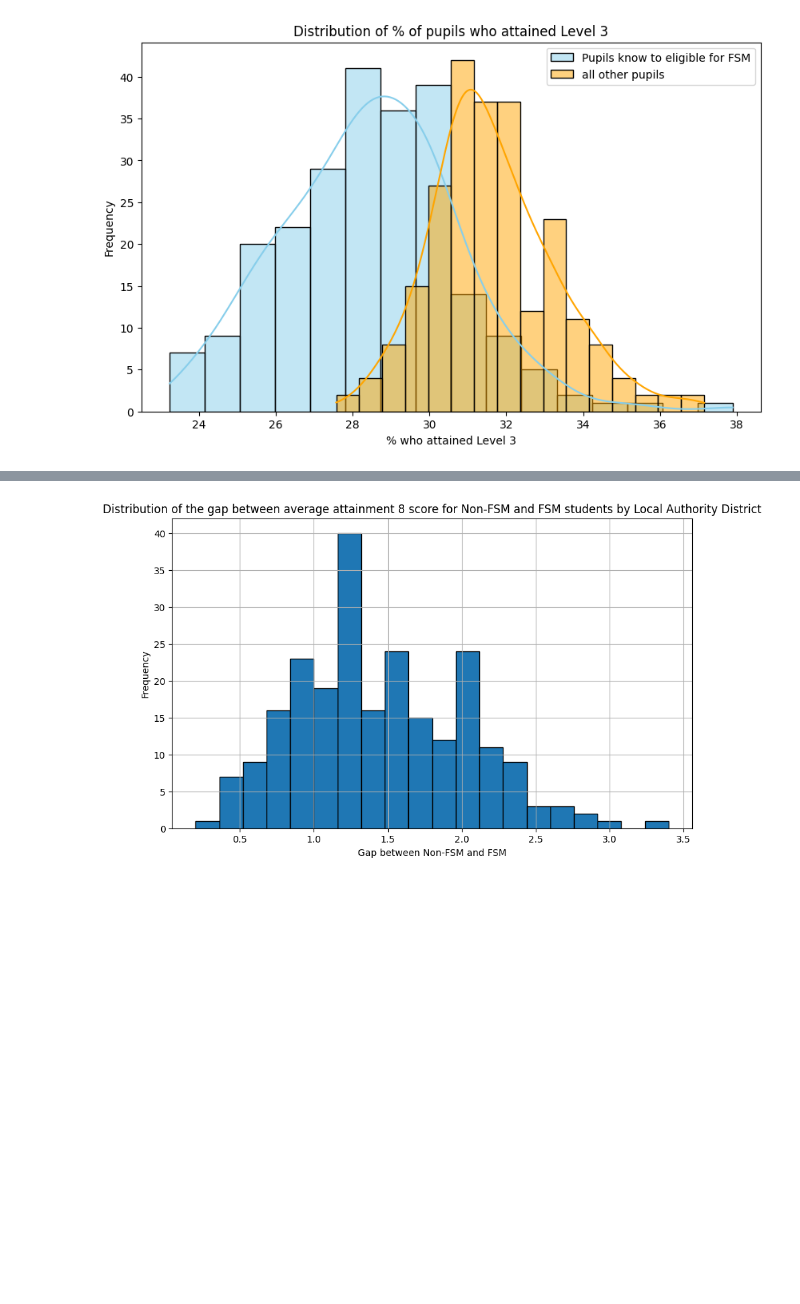
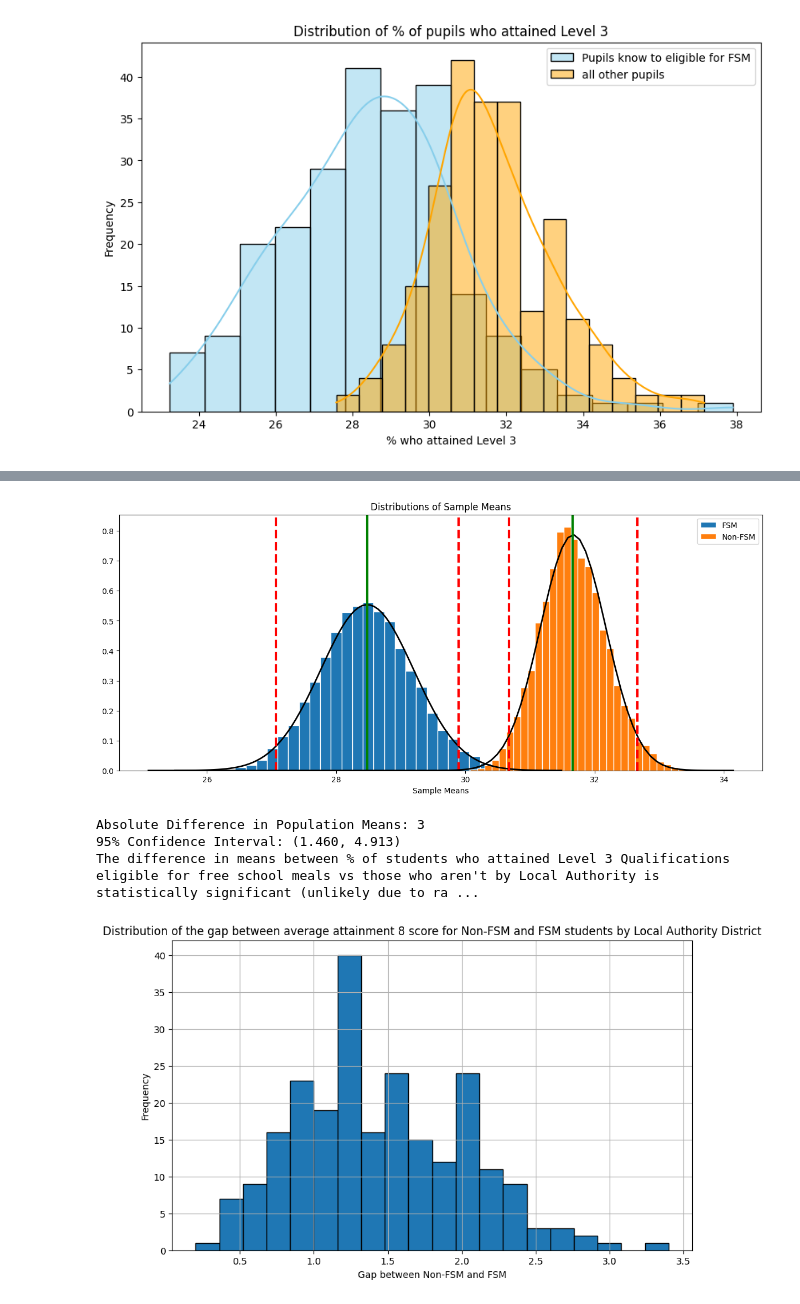
Before and after one commit to starrycarina/GW, a Jupyter notebook: Difference_in_Means_t_test.ipynb, the cells around one changed output, grey strips where cells are left out. Cells and saved outputs as stored; diff of their text form; code cells hidden in the pictures; blank space fills up the shorter version.

```diff
--- a/Difference_in_Means_t_test.ipynb
+++ b/Difference_in_Means_t_test.ipynb
@@ -192,3 +192,13 @@ The difference in means between % of students who attained Level 3 Qualification
+# %%
+fsm_data = SMI['Pupils known to be eligible for free school meals'].astype(float)
+non_fsm_data = SMI['All other pupils'].astype(float)
+
+difference = two_hist([fsm_data, non_fsm_data], ['FSM', 'Non-FSM'], 'Sample Means', 'Distributions of Sample Means')
+# %% [output]
+[figure, added]
+Absolute Difference in Population Means: 3
+95% Confidence Interval: (1.460, 4.913)
+The difference in means between % of students who attained Level 3 Qualifications eligible for free school meals vs those who aren't by Local Authority is statistically significant (unlikely due to ra ...
 # %%
 # Calculate the gap between FSM and non-FSM
 SMI['KS4Gap'] = SMI['Other pupils'] - SMI['Average attainment 8 score per pupil']
```
Also changed, not shown: parts of 2 cells of this notebook.
